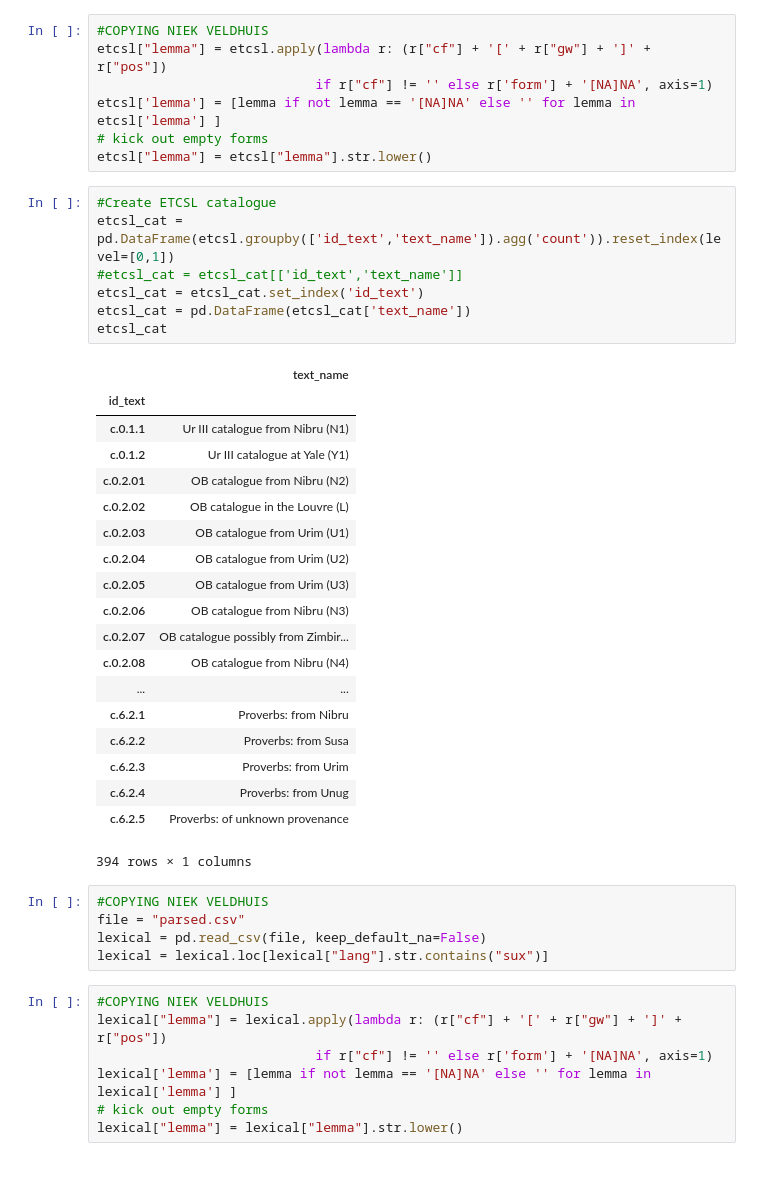
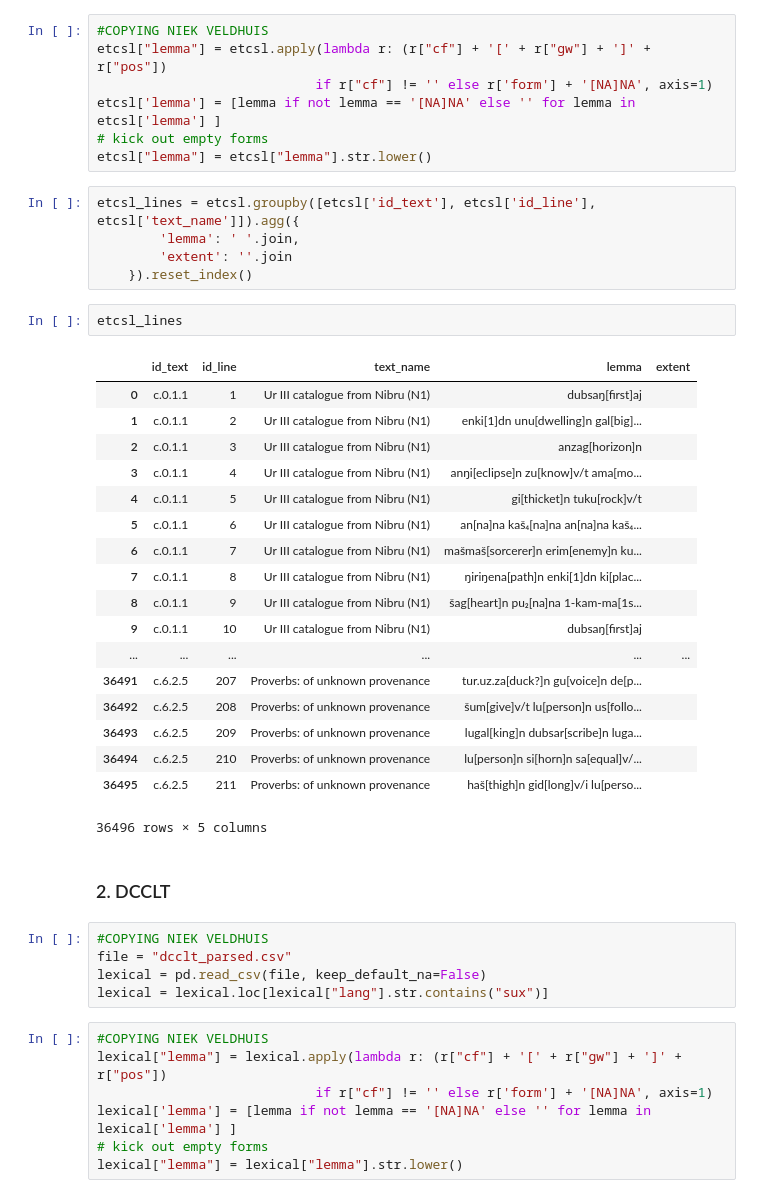
Before and after one commit to jasondmoser1212/CompAss-Jason, a Jupyter notebook: lex_vocab.ipynb, the cells around one changed output. Drawn from its saved outputs; the diff is of its cells as text; blank space fills up the shorter version.

```diff
--- a/lex_vocab.ipynb
+++ b/lex_vocab.ipynb
@@ -21,36 +25,37 @@ etcsl["lemma"] = etcsl.apply(lambda r: (r["cf"] + '[' + r["gw"] + ']' + r["pos"]
 etcsl['lemma'] = [lemma if not lemma == '[NA]NA' else '' for lemma in etcsl['lemma'] ]
 # kick out empty forms
 etcsl["lemma"] = etcsl["lemma"].str.lower()
-# %%
-#Create ETCSL catalogue
-etcsl_cat = pd.DataFrame(etcsl.groupby(['id_text','text_name']).agg('count')).reset_index(level=[0,1])
-#etcsl_cat = etcsl_cat[['id_text','text_name']]
-etcsl_cat = etcsl_cat.set_index('id_text')
-etcsl_cat = pd.DataFrame(etcsl_cat['text_name'])
-etcsl_cat
-# %% [output]
-|  | text_name |
-| id_text |  |
-| c.0.1.1 | Ur III catalogue from Nibru (N1) |
-| c.0.1.2 | Ur III catalogue at Yale (Y1) |
-| c.0.2.01 | OB catalogue from Nibru (N2) |
-| c.0.2.02 | OB catalogue in the Louvre (L) |
-| c.0.2.03 | OB catalogue from Urim (U1) |
-| c.0.2.04 | OB catalogue from Urim (U2) |
-| c.0.2.05 | OB catalogue from Urim (U3) |
-| c.0.2.06 | OB catalogue from Nibru (N3) |
-| c.0.2.07 | OB catalogue possibly from Zimbir... |
-| c.0.2.08 | OB catalogue from Nibru (N4) |
-| ... | ... |
-| c.6.2.1 | Proverbs: from Nibru |
-| c.6.2.2 | Proverbs: from Susa |
-| c.6.2.3 | Proverbs: from Urim |
-| c.6.2.4 | Proverbs: from Unug |
-| c.6.2.5 | Proverbs: of unknown provenance |
-394 rows × 1 columns
+# %%
+etcsl_lines = etcsl.groupby([etcsl['id_text'], etcsl['id_line'], etcsl['text_name']]).agg({
+        'lemma': ' '.join,
+        'extent': ''.join
+    }).reset_index()
+# %%
+etcsl_lines
+# %% [output]
+|  | id_text | id_line | text_name | lemma | extent |
+| 0 | c.0.1.1 | 1 | Ur III catalogue from Nibru (N1) | dubsaŋ[first]aj |  |
+| 1 | c.0.1.1 | 2 | Ur III catalogue from Nibru (N1) | enki[1]dn unu[dwelling]n gal[big]... |  |
+| 2 | c.0.1.1 | 3 | Ur III catalogue from Nibru (N1) | anzag[horizon]n |  |
+| 3 | c.0.1.1 | 4 | Ur III catalogue from Nibru (N1) | anŋi[eclipse]n zu[know]v/t ama[mo... |  |
+| 4 | c.0.1.1 | 5 | Ur III catalogue from Nibru (N1) | gi[thicket]n tuku[rock]v/t |  |
+| 5 | c.0.1.1 | 6 | Ur III catalogue from Nibru (N1) | an[na]na kaš₄[na]na an[na]na kaš₄... |  |
+| 6 | c.0.1.1 | 7 | Ur III catalogue from Nibru (N1) | mašmaš[sorcerer]n erim[enemy]n ku... |  |
+| 7 | c.0.1.1 | 8 | Ur III catalogue from Nibru (N1) | ŋiriŋena[path]n enki[1]dn ki[plac... |  |
+| 8 | c.0.1.1 | 9 | Ur III catalogue from Nibru (N1) | šag[heart]n pu₂[na]na 1-kam-ma[1s... |  |
+| 9 | c.0.1.1 | 10 | Ur III catalogue from Nibru (N1) | dubsaŋ[first]aj |  |
+| ... | ... | ... | ... | ... | ... |
+| 36491 | c.6.2.5 | 207 | Proverbs: of unknown provenance | tur.uz.za[duck?]n gu[voice]n de[p... |  |
+| 36492 | c.6.2.5 | 208 | Proverbs: of unknown provenance | šum[give]v/t lu[person]n us[follo... |  |
+| 36493 | c.6.2.5 | 209 | Proverbs: of unknown provenance | lugal[king]n dubsar[scribe]n luga... |  |
+| 36494 | c.6.2.5 | 210 | Proverbs: of unknown provenance | lu[person]n si[horn]n sa[equal]v/... |  |
+| 36495 | c.6.2.5 | 211 | Proverbs: of unknown provenance | haš[thigh]n gid[long]v/i lu[perso... |  |
+36496 rows × 5 columns
+# %% [markdown]
+### 2. DCCLT
 # %%
 #COPYING NIEK VELDHUIS
-file = "parsed.csv"
+file = "dcclt_parsed.csv"
 lexical = pd.read_csv(file, keep_default_na=False)
 lexical = lexical.loc[lexical["lang"].str.contains("sux")]
 # %%
```
Also changed, not shown: parts of 69 cells of this notebook, 8 other files.
